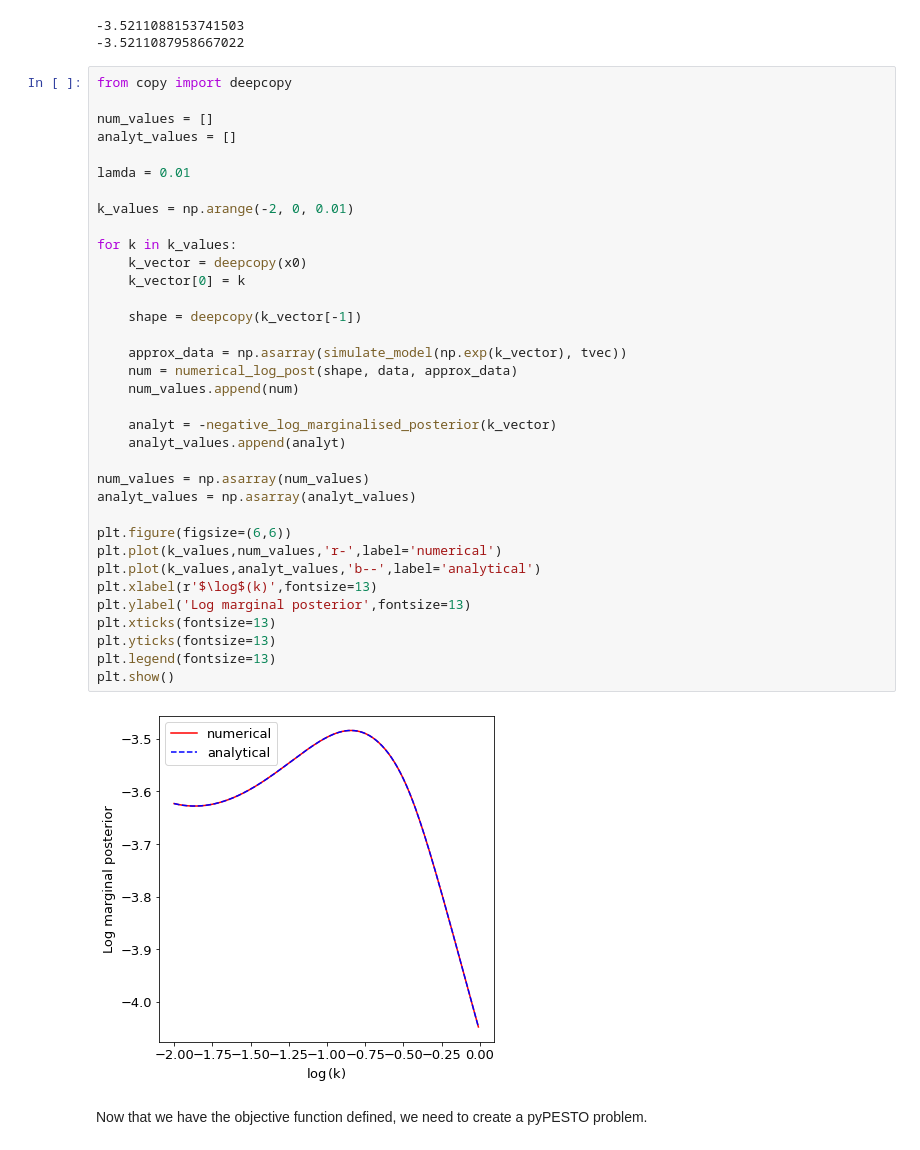
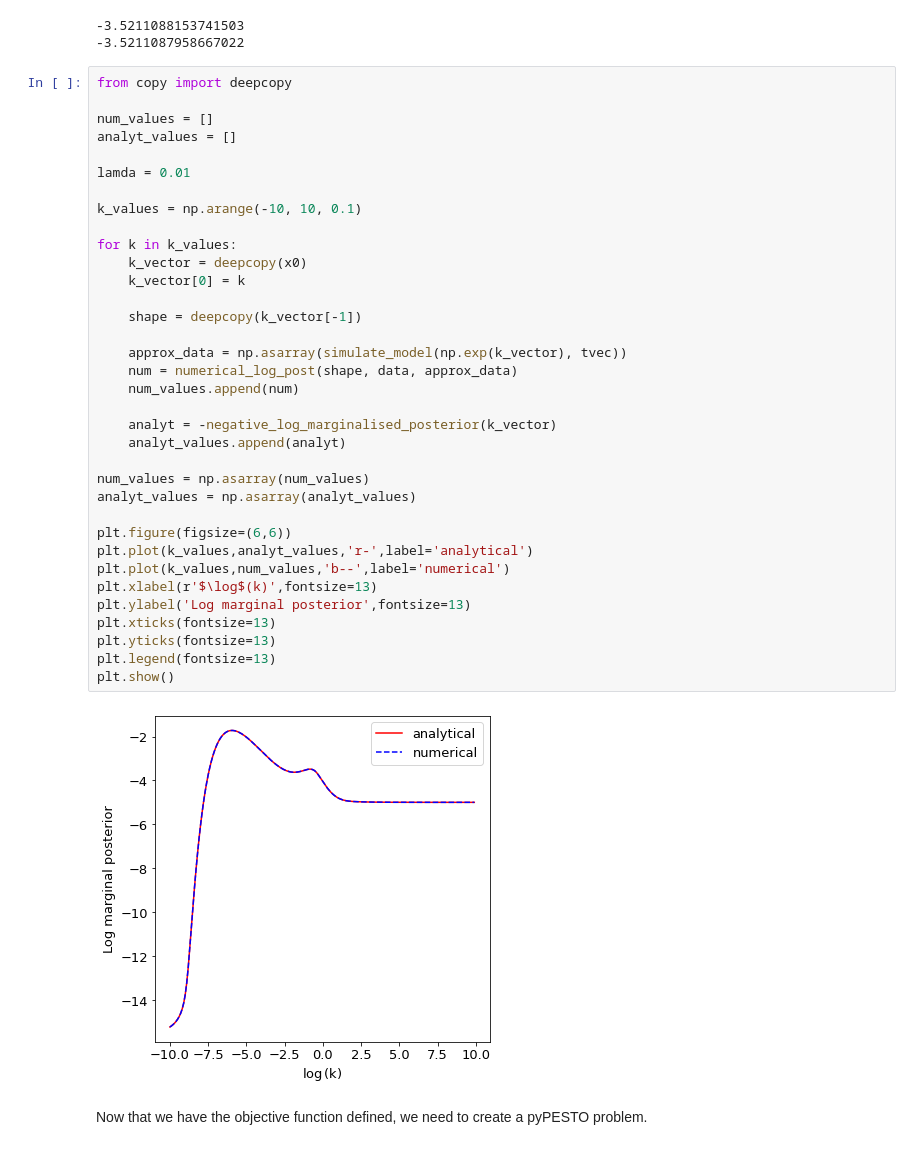
Before and after one commit to feddersmichael/Bachelor-Thesis-Marginal-Sampling, a Jupyter notebook: Sampling/Laplacian_noise/Conversion_Reaction_model/Laplacian_noise-Conversion_Reaction-scaling_Marginalised-onlyk2.ipynb, the cells around one changed output. Saved outputs shown, nothing was run; the diff lists cells and outputs as text.

```diff
--- a/Sampling/Laplacian_noise/Conversion_Reaction_model/Laplacian_noise-Conversion_Reaction-scaling_Marginalised-onlyk2.ipynb
+++ b/Sampling/Laplacian_noise/Conversion_Reaction_model/Laplacian_noise-Conversion_Reaction-scaling_Marginalised-onlyk2.ipynb
@@ -176,37 +176,37 @@ from copy import deepcopy
 num_values = []
 analyt_values = []
 
 lamda = 0.01
 
-k_values = np.arange(-2, 0, 0.01)
+k_values = np.arange(-10, 10, 0.1)
 
 for k in k_values:
     k_vector = deepcopy(x0)
     k_vector[0] = k
 
     shape = deepcopy(k_vector[-1])
 
     approx_data = np.asarray(simulate_model(np.exp(k_vector), tvec))
     num = numerical_log_post(shape, data, approx_data)
     num_values.append(num)
 
     analyt = -negative_log_marginalised_posterior(k_vector)
     analyt_values.append(analyt)
 
 num_values = np.asarray(num_values)
 analyt_values = np.asarray(analyt_values)
 
 plt.figure(figsize=(6,6))
-plt.plot(k_values,num_values,'r-',label='numerical')
-plt.plot(k_values,analyt_values,'b--',label='analytical')
+plt.plot(k_values,analyt_values,'r-',label='analytical')
+plt.plot(k_values,num_values,'b--',label='numerical')
 plt.xlabel(r'$\log$(k)',fontsize=13)
 plt.ylabel('Log marginal posterior',fontsize=13)
 plt.xticks(fontsize=13)
 plt.yticks(fontsize=13)
 plt.legend(fontsize=13)
 plt.show()
 # %% [output]
-[figure, old version]
+[figure, new version]
 # %% [markdown]
 Now that we have the objective function defined, we need to create a pyPESTO problem.
 # %%
```
Also changed, not shown: parts of 6 cells of this notebook, 1 other file.
